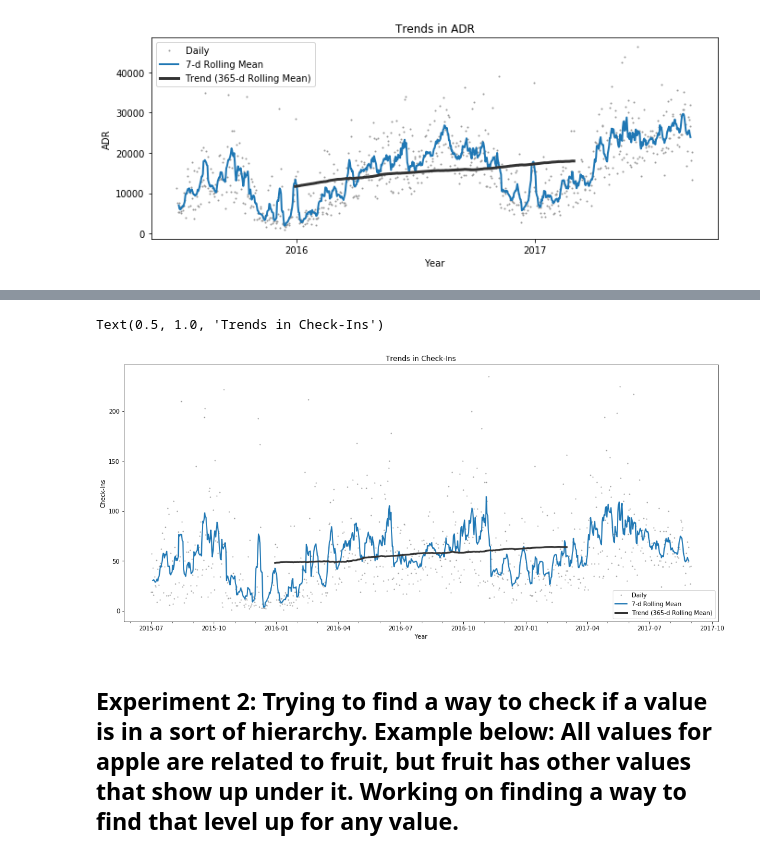
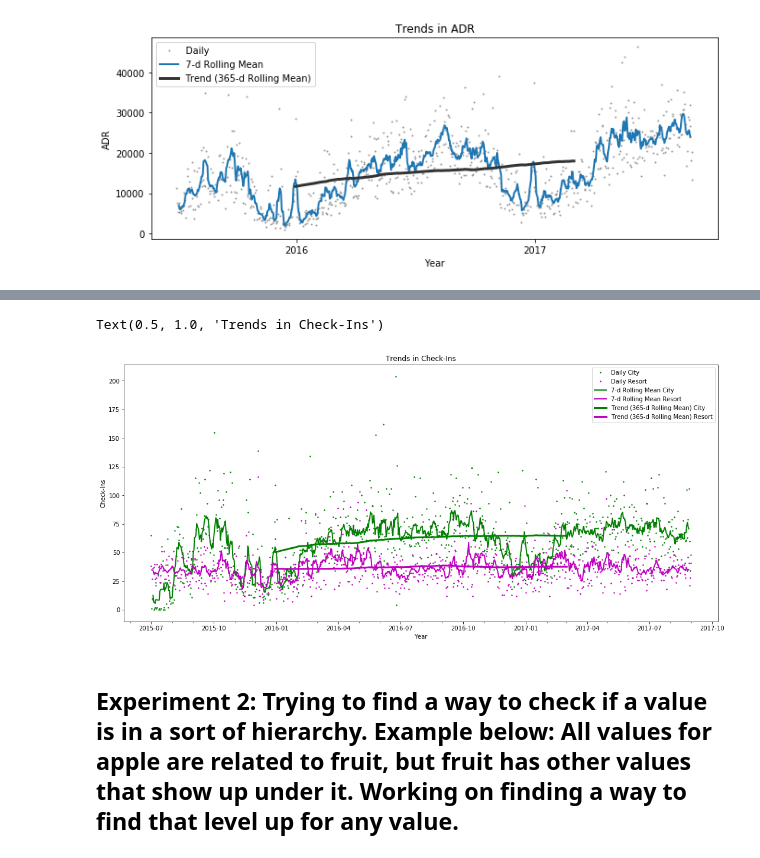
Before and after one commit to josephburton06/Hotel-Bookings, a Jupyter notebook: hotel_bookings.ipynb, the cells around one changed output, grey strips where cells are left out. Cells and saved outputs as stored; diff of their text form; code cells hidden in the pictures.

Commit message:
Viz for check-in/cancels, start ratio

```diff
--- a/hotel_bookings.ipynb
+++ b/hotel_bookings.ipynb
@@ -627,0 +728,4 @@ data_365d_rol.set_index('arrival_date', inplace=True)
+# %%
+data_columns = ['is_canceled']
+data_7d_rol_res = df_day_res[data_columns].rolling(window = 7, center = True).mean()
+data_7d_rol_res.head(10)
@@ -627,0 +745,4 @@ data_365d_rol.set_index('arrival_date', inplace=True)
+# %%
+data_columns = ['is_canceled']
+data_7d_rol_city = df_day_city[data_columns].rolling(window = 7, center = True).mean()
+data_7d_rol_city.head(10)
@@ -628,17 +762,26 @@ data_365d_rol.set_index('arrival_date', inplace=True)
+# %%
+data_365d_rol_res = df_day_res[data_columns].rolling(window = 365, center = True).mean().reset_index()
+data_365d_rol_res.set_index('arrival_date', inplace=True)
+# %%
+data_365d_rol_city = df_day_city[data_columns].rolling(window = 365, center = True).mean().reset_index()
+data_365d_rol_city.set_index('arrival_date', inplace=True)
 # %%
 fig, ax = plt.subplots(figsize = (18,8))
 # plotting daily data
-ax.plot(df_day['is_canceled'], marker='.', markersize=2, color='0.6',linestyle='None', label='Daily')
+ax.plot(df_day_city['is_canceled'], marker='.', markersize=3, color='g',linestyle='None', label='Daily City')
+ax.plot(df_day_res['is_canceled'], marker='.', markersize=3, color='m',linestyle='None', label='Daily Resort')
 # plotting 7-day rolling data
-ax.plot(data_7d_rol['is_canceled'], linewidth=2, label='7-d Rolling Mean')
+ax.plot(data_7d_rol_city['is_canceled'], color='g', linewidth=2, label='7-d Rolling Mean City')
+ax.plot(data_7d_rol_res['is_canceled'], color='m', linewidth=2, label='7-d Rolling Mean Resort')
 # plotting annual rolling data
-ax.plot(data_365d_rol['is_canceled'], color='0.2', linewidth=3, label='Trend (365-d Rolling Mean)')
+ax.plot(data_365d_rol_city['is_canceled'], color='g', linewidth=3, label='Trend (365-d Rolling Mean) City')
+ax.plot(data_365d_rol_res['is_canceled'], color='m', linewidth=3, label='Trend (365-d Rolling Mean) Resort')
 # Beautification of plot
 ax.xaxis.set_minor_locator(mdates.MonthLocator())
 ax.legend()
 ax.set_xlabel('Year')
 ax.set_ylabel('Check-Ins')
 ax.set_title('Trends in Check-Ins')
 # %% [output]
 Text(0.5, 1.0, 'Trends in Check-Ins')
-[figure, old version]
+[figure, new version]
```
Also changed, not shown: parts of 14 cells of this notebook.
